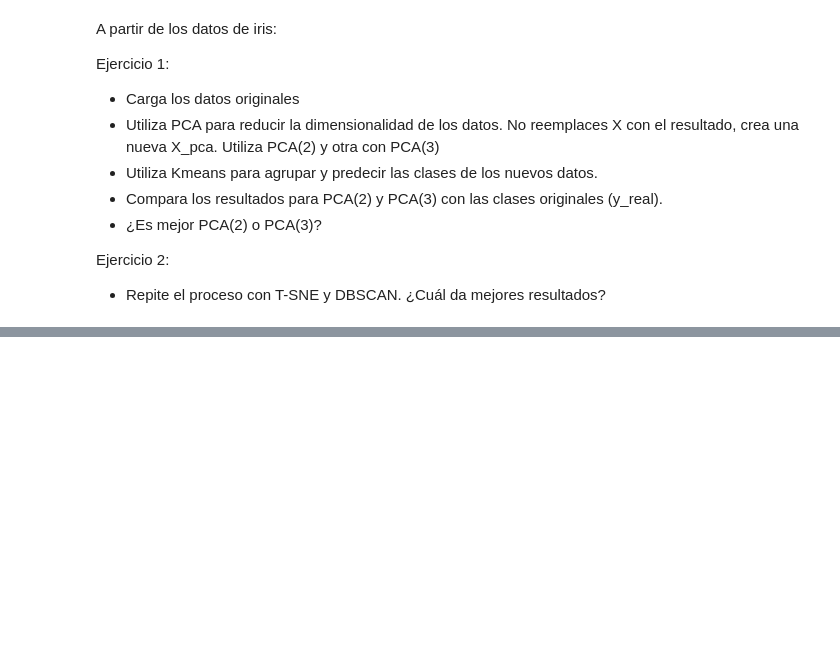
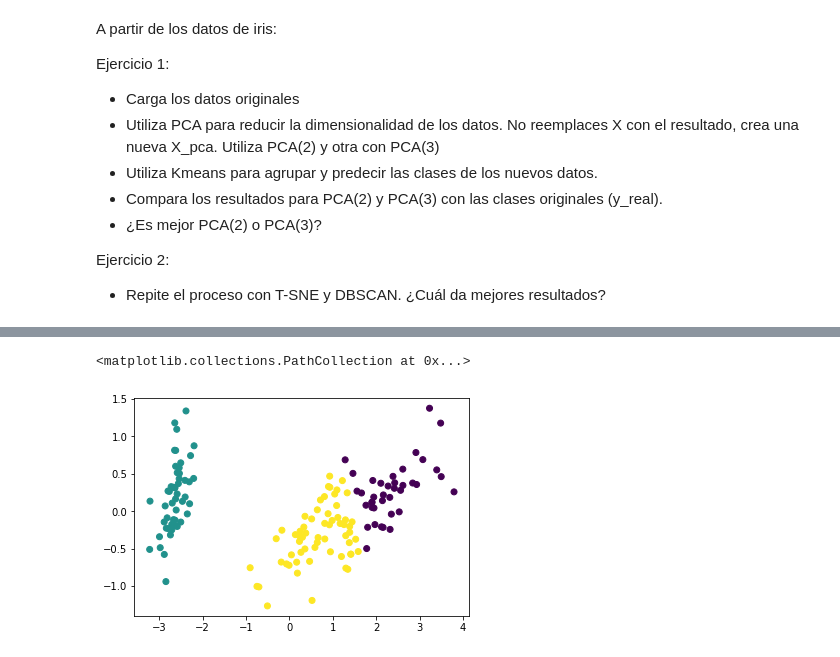
Before and after one commit to Jaraiz91/Javier_Araiz_TheBridge, a Jupyter notebook: week10_ML_competition_pca_kmeans/day3_unsupervised_PCA_kmeans/unsupervised_learning/exercise/unsupervised_complete.ipynb, the cells around one changed output, grey strips where cells are left out. Cells and saved outputs as stored; diff of their text form; code cells hidden in the pictures; blank space fills up the shorter version.

```diff
--- a/week10_ML_competition_pca_kmeans/day3_unsupervised_PCA_kmeans/unsupervised_learning/exercise/unsupervised_complete.ipynb
+++ b/week10_ML_competition_pca_kmeans/day3_unsupervised_PCA_kmeans/unsupervised_learning/exercise/unsupervised_complete.ipynb
@@ -29,0 +95,4 @@ x_pca =
+# %%
+X_pca = twod.transform(X)
+# %%
+kmeans = KMeans(n_clusters=3, random_state= 42 ).fit(X_pca)
@@ -29,0 +103,5 @@ x_pca =
+# %%
+plt.scatter(X_pca[:,0], X_pca[:,1], c= kmeans.labels_)
+# %% [output]
+<matplotlib.collections.PathCollection at 0x...>
+[figure, added]
```
Also changed, not shown: parts of 44 cells of this notebook, 1 other file.
